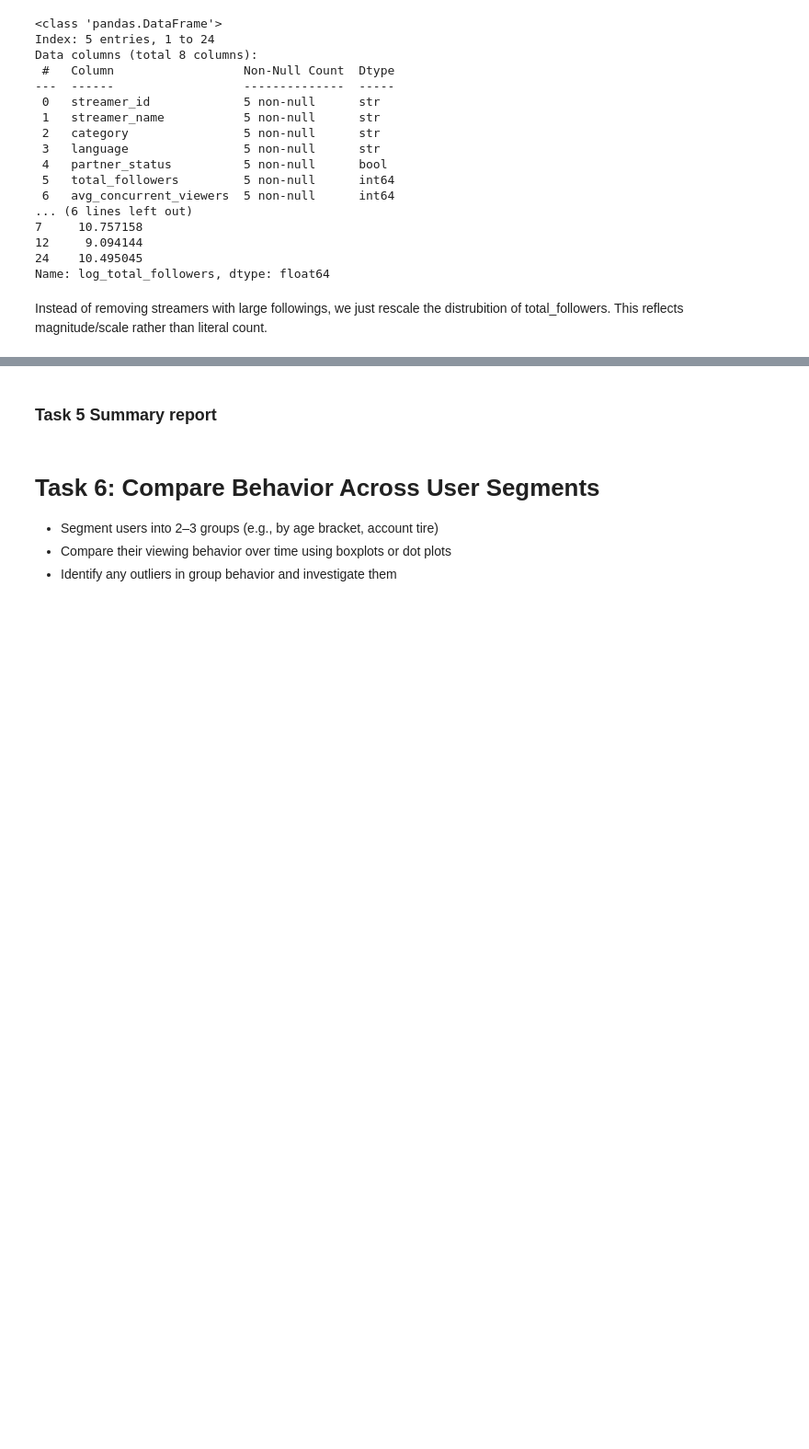
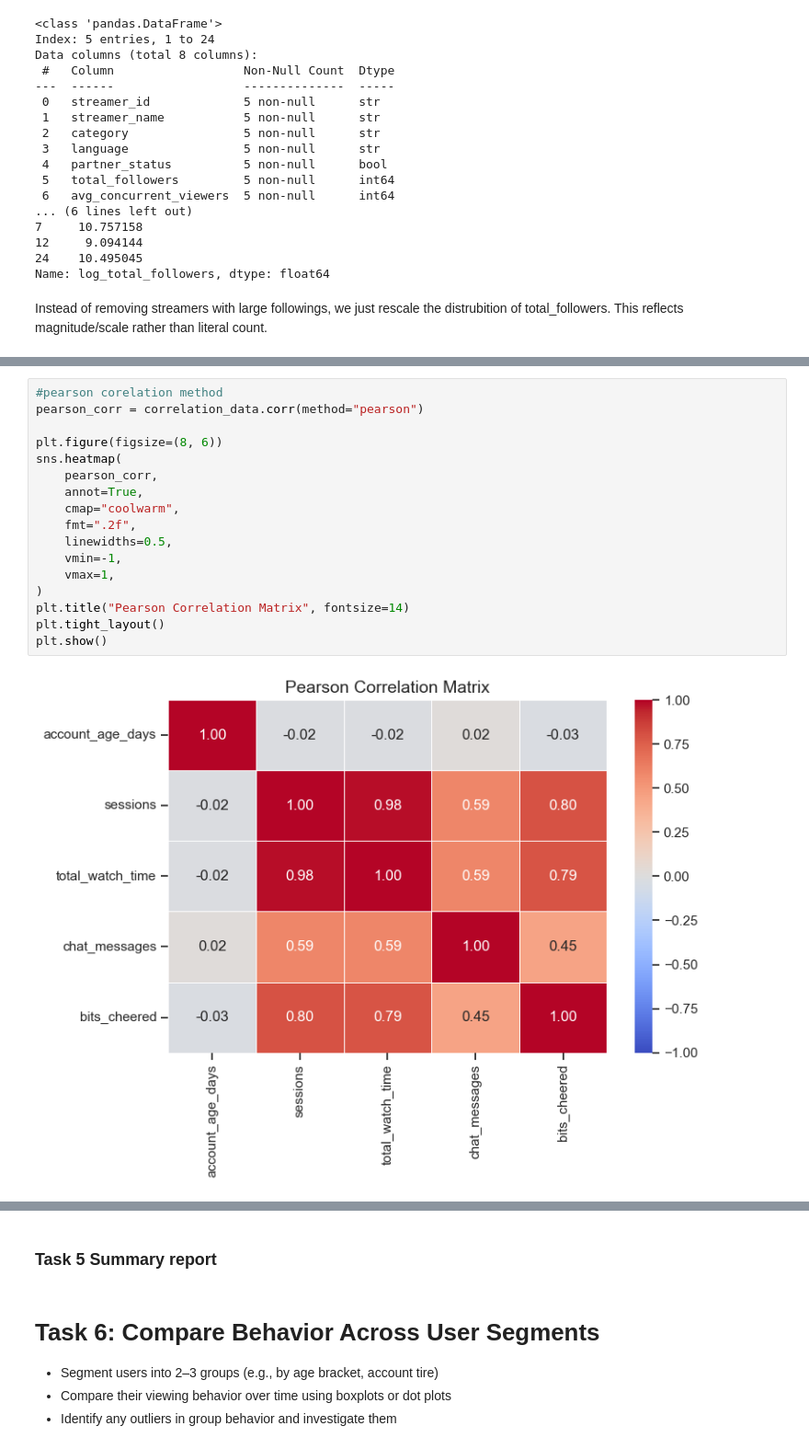
Before and after one commit to cda79/IAT461-Assignment01, a Jupyter notebook: IAT461-Assignment01-Scaffold.ipynb, the cells around one changed output, grey strips where cells are left out. Shown at 92% size. Drawn from its saved outputs; the diff is of its cells as text; blank space fills up the shorter version.

```diff
--- a/IAT461-Assignment01-Scaffold.ipynb
+++ b/IAT461-Assignment01-Scaffold.ipynb
@@ -1172,0 +1271,19 @@ Instead of removing streamers with large followings, we just rescale the distrub
+# %%
+#pearson corelation method
+pearson_corr = correlation_data.corr(method="pearson")
+
+plt.figure(figsize=(8, 6))
+sns.heatmap(
+    pearson_corr,
+    annot=True,
+    cmap="coolwarm",
+    fmt=".2f",
+    linewidths=0.5,
+    vmin=-1,
+    vmax=1,
+)
+plt.title("Pearson Correlation Matrix", fontsize=14)
+plt.tight_layout()
+plt.show()
+# %% [output]
+[figure, added]
```
Also changed, not shown: parts of 10 cells of this notebook.
